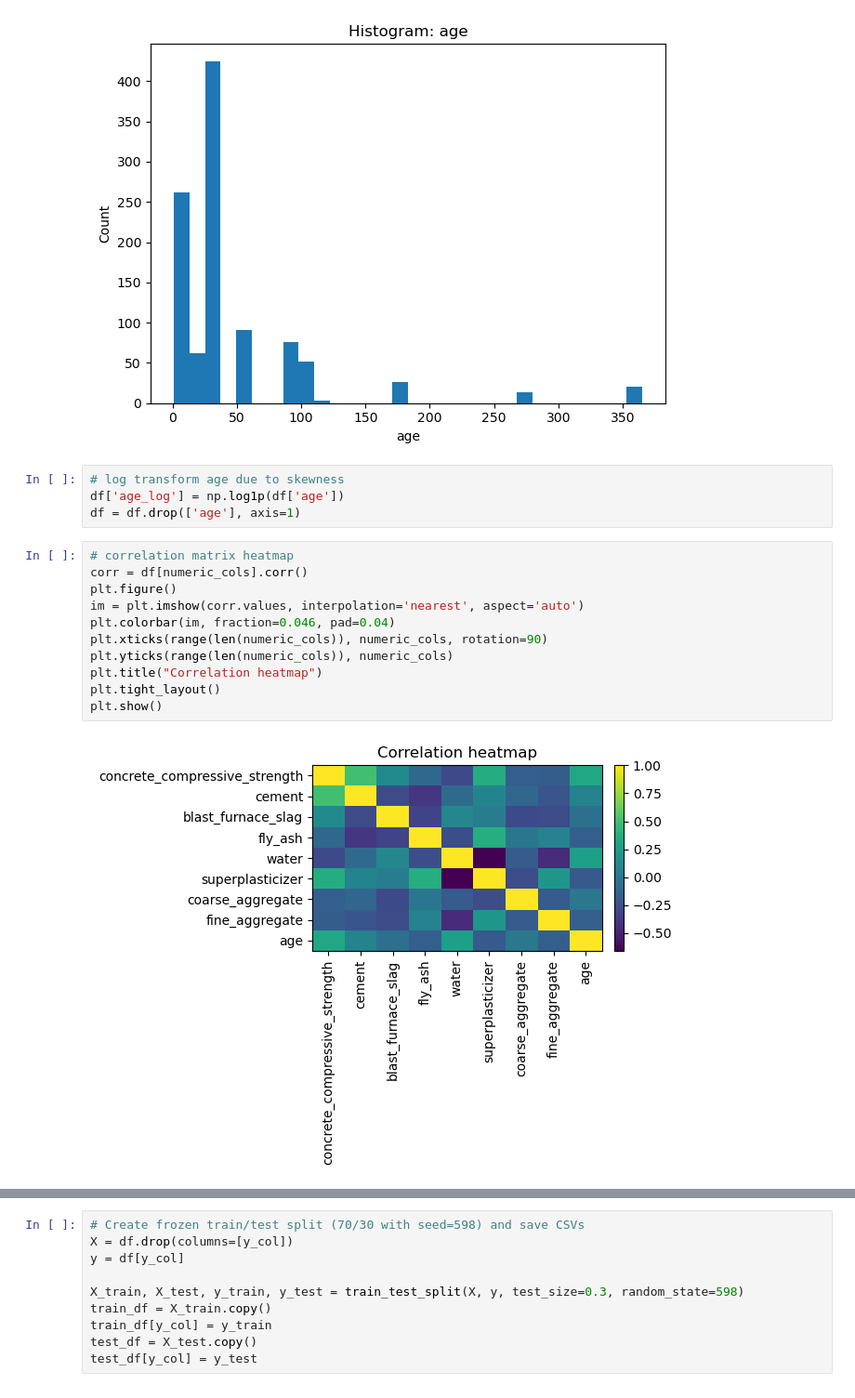
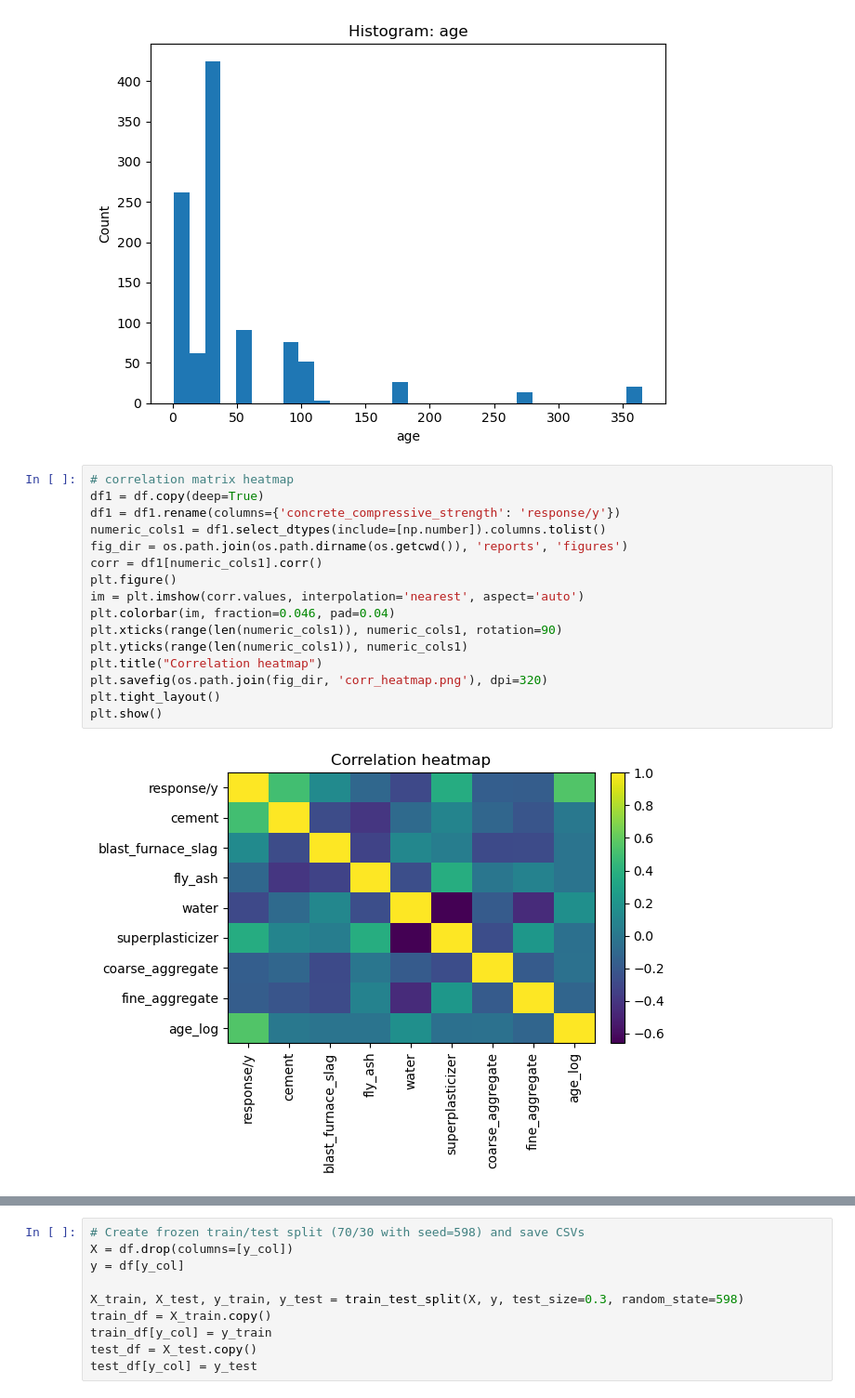
Before and after one commit to treyschulman/concrete_project, a Jupyter notebook: notebooks/01_eda_split.ipynb, the cells around one changed output, grey strips where cells are left out. Shown at 93% size. Saved outputs shown, nothing was run; the diff lists cells and outputs as text.

Commit message:
updated notebooks and reports

```diff
--- a/notebooks/01_eda_split.ipynb
+++ b/notebooks/01_eda_split.ipynb
@@ -132,20 +132,21 @@ for col in numeric_cols:
 [figure]
 [figure]
 [figure]
-# %%
-# log transform age due to skewness
-df['age_log'] = np.log1p(df['age'])
-df = df.drop(['age'], axis=1)
 # %%
 # correlation matrix heatmap
-corr = df[numeric_cols].corr()
+df1 = df.copy(deep=True)
+df1 = df1.rename(columns={'concrete_compressive_strength': 'response/y'})
+numeric_cols1 = df1.select_dtypes(include=[np.number]).columns.tolist()
+fig_dir = os.path.join(os.path.dirname(os.getcwd()), 'reports', 'figures')
+corr = df1[numeric_cols1].corr()
 plt.figure()
 im = plt.imshow(corr.values, interpolation='nearest', aspect='auto')
 plt.colorbar(im, fraction=0.046, pad=0.04)
-plt.xticks(range(len(numeric_cols)), numeric_cols, rotation=90)
-plt.yticks(range(len(numeric_cols)), numeric_cols)
+plt.xticks(range(len(numeric_cols1)), numeric_cols1, rotation=90)
+plt.yticks(range(len(numeric_cols1)), numeric_cols1)
 plt.title("Correlation heatmap")
+plt.savefig(os.path.join(fig_dir, 'corr_heatmap.png'), dpi=320)
 plt.tight_layout()
 plt.show()
 # %% [output]
-[figure, old version]
+[figure, new version]
```
Also changed, not shown: parts of 3 cells of this notebook, 14 other files.
